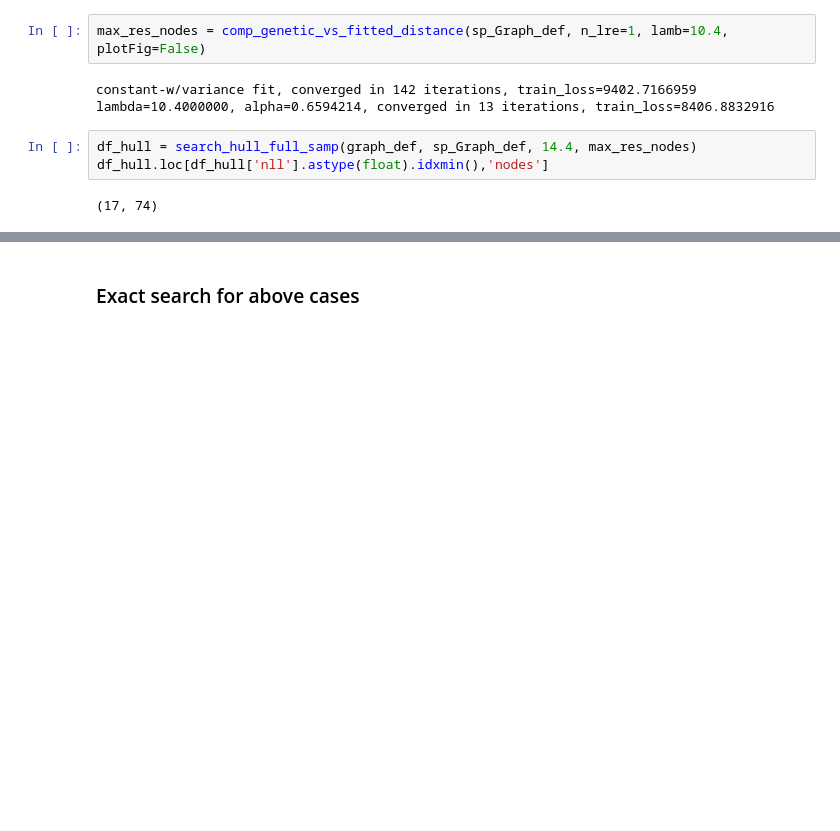
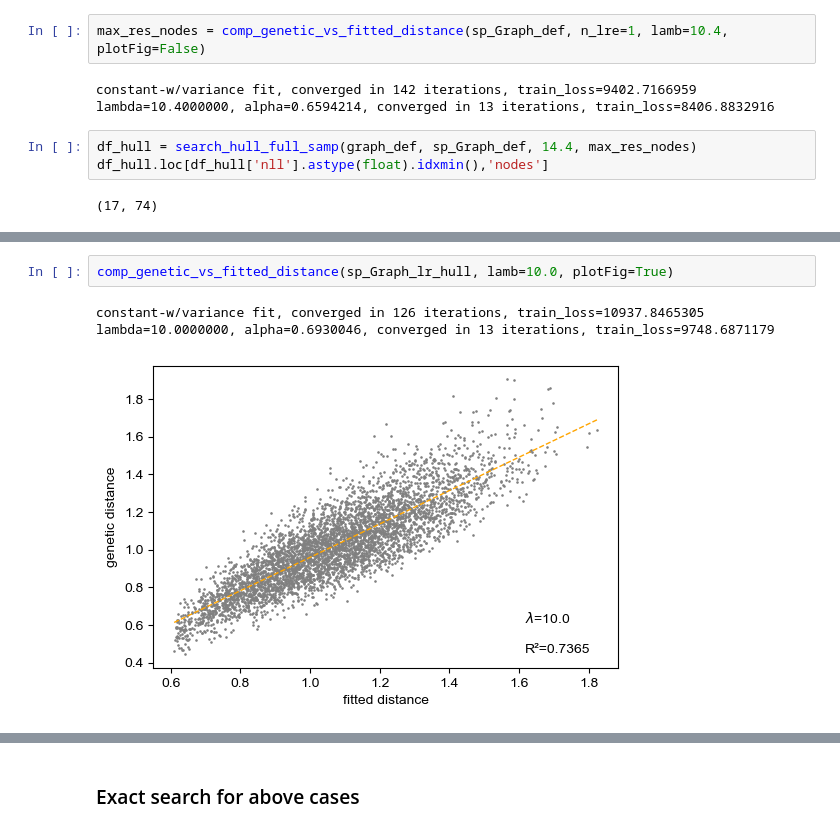
Before and after one commit to NovembreLab/feems, a Jupyter notebook: feems/search-for-lr-edges.ipynb, the cells around one changed output, grey strips where cells are left out. Drawn from its saved outputs; the diff is of its cells as text; blank space fills up the shorter version.

```diff
--- a/feems/search-for-lr-edges.ipynb
+++ b/feems/search-for-lr-edges.ipynb
@@ -476,0 +494,6 @@ EdgeView([(0, 1), (0, 12), (1, 2), (1, 13), (1, 12), (2, 3), (2, 14), (2, 13), (
+# %%
+comp_genetic_vs_fitted_distance(sp_Graph_lr_hull, lamb=10.0, plotFig=True)
+# %% [output]
+constant-w/variance fit, converged in 126 iterations, train_loss=10937.8465305
+lambda=10.0000000, alpha=0.6930046, converged in 13 iterations, train_loss=9748.6871179
+[figure, added]
```
Also changed, not shown: parts of 13 cells of this notebook, 1 other file.
